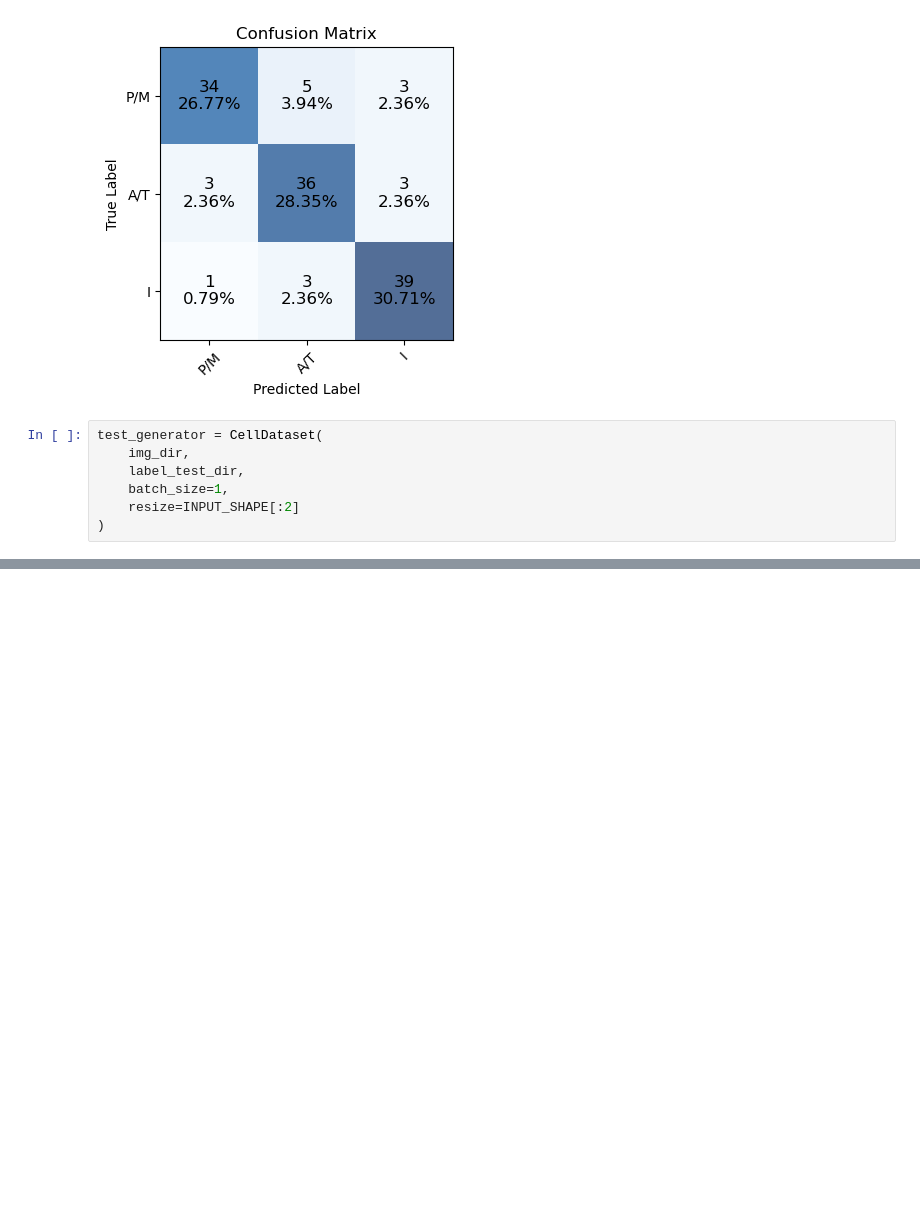
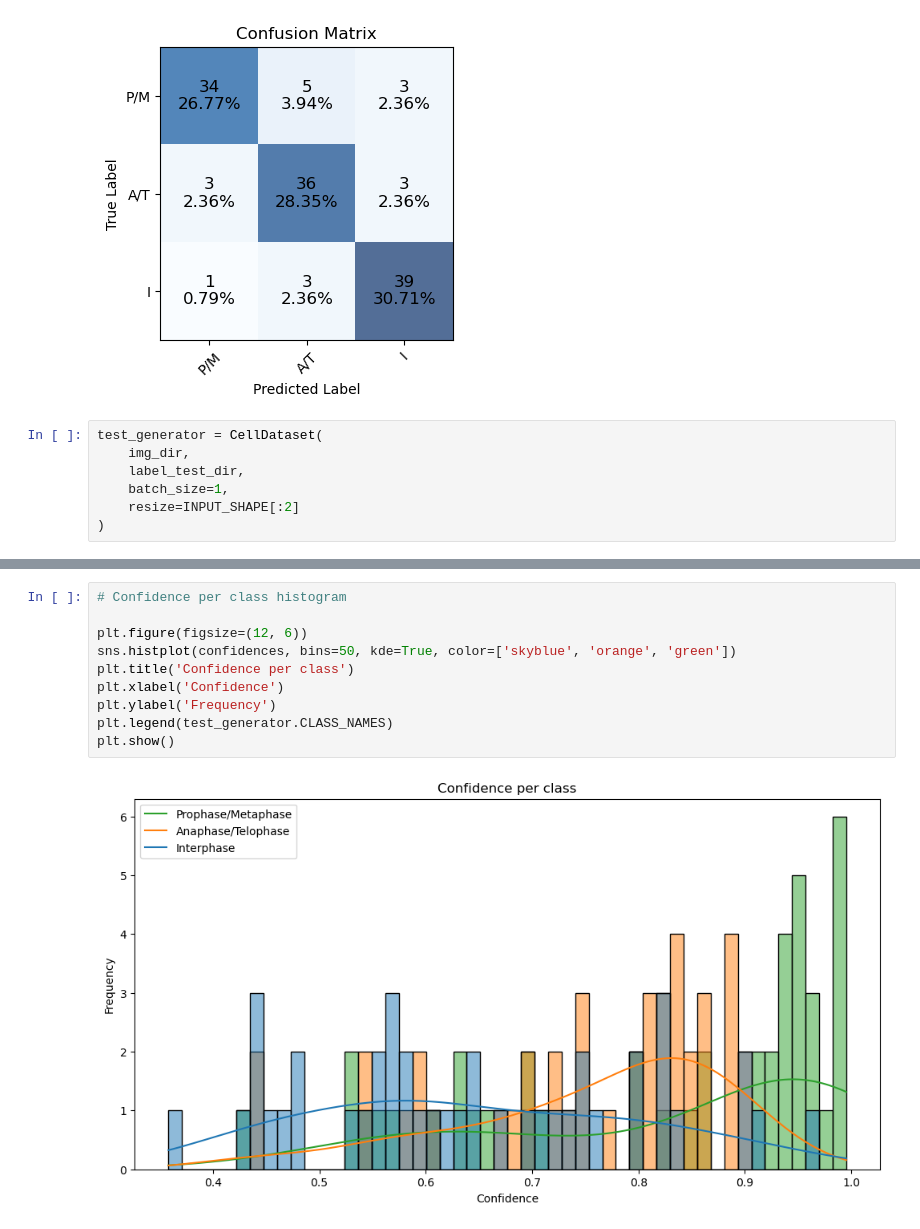
Before and after one commit to ignacio-ms/PyMorph, a Jupyter notebook: notebooks/5.3-cellular_division_nuclei.ipynb, the cells around one changed output, grey strips where cells are left out. Saved outputs shown, nothing was run; the diff lists cells and outputs as text; blank space fills up the shorter version.

```diff
--- a/notebooks/5.3-cellular_division_nuclei.ipynb
+++ b/notebooks/5.3-cellular_division_nuclei.ipynb
@@ -245,0 +298,12 @@ Predicted label: Anaphase/Telophase
+# %%
+# Confidence per class histogram
+
+plt.figure(figsize=(12, 6))
+sns.histplot(confidences, bins=50, kde=True, color=['skyblue', 'orange', 'green'])
+plt.title('Confidence per class')
+plt.xlabel('Confidence')
+plt.ylabel('Frequency')
+plt.legend(test_generator.CLASS_NAMES)
+plt.show()
+# %% [output]
+[figure, added]
```
Also changed, not shown: parts of 9 cells of this notebook, 5 other files.
